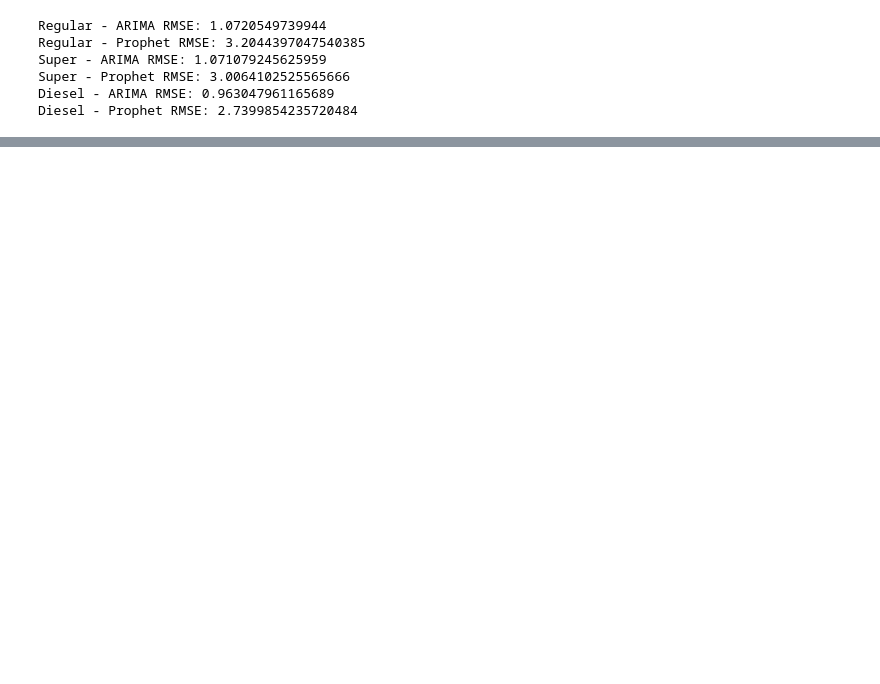
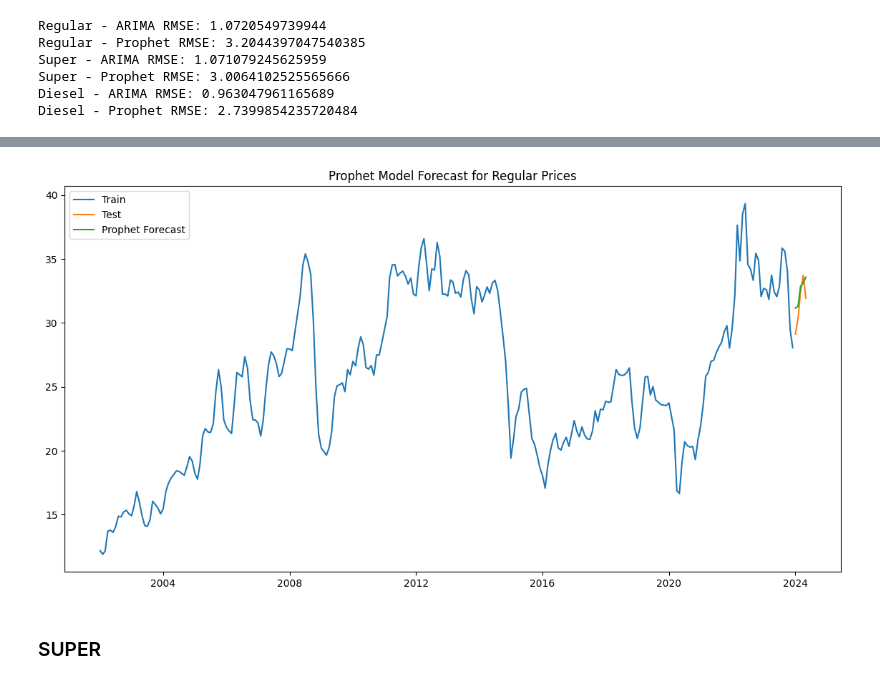
Before and after one commit to FabianJuarez182/DT-LAB2, a Jupyter notebook: DS_LAB2.ipynb, the cells around one changed output, grey strips where cells are left out. Saved outputs shown, nothing was run; the diff lists cells and outputs as text; code cells hidden in the pictures; blank space fills up the shorter version.

```diff
--- a/DS_LAB2.ipynb
+++ b/DS_LAB2.ipynb
@@ -650,0 +672,17 @@ Diesel - Prophet RMSE: 2.7399854235720484
+# %%
+train_regular = prophet_df_regular[prophet_df_regular['ds'] < '2024-01-01']
+test_regular = prophet_df_regular[prophet_df_regular['ds'] >= '2024-01-01']
+test_regular = test_regular[test_regular['ds'] <= '2024-05-15']
+
+prophet_model_regular = Prophet()
+prophet_model_regular.fit(train_regular)
+
+future = prophet_model_regular.make_future_dataframe(periods=len(test_regular), freq='MS')
+forecast_prophet = prophet_model_regular.predict(future)
+
+forecast_prophet_test = forecast_prophet.iloc[-len(test_regular):]['yhat']
+
+mae_prophet_regular = mean_absolute_error(test_regular['y'], forecast_prophet_test)
+rmse_prophet_regular = np.sqrt(mean_squared_error(test_regular['y'], forecast_prophet_test))
+
+print(f"\nProphet MAE: {mae_prophet_regular}, RMSE: {rmse_prophet_regular}")
@@ -650,0 +702,12 @@ Diesel - Prophet RMSE: 2.7399854235720484
+# %%
+plt.figure(figsize=(14, 7))
+plt.plot(train_regular['ds'], train_regular['y'], label='Train')
+plt.plot(test_regular['ds'], test_regular['y'], label='Test')
+plt.plot(test_regular['ds'], forecast_prophet_test, label='Prophet Forecast')
+plt.legend()
+plt.title('Prophet Model Forecast for Regular Prices')
+plt.show()
+# %% [output]
+[figure, added]
+# %% [markdown]
+### SUPER
```
Also changed, not shown: parts of 16 cells of this notebook.
